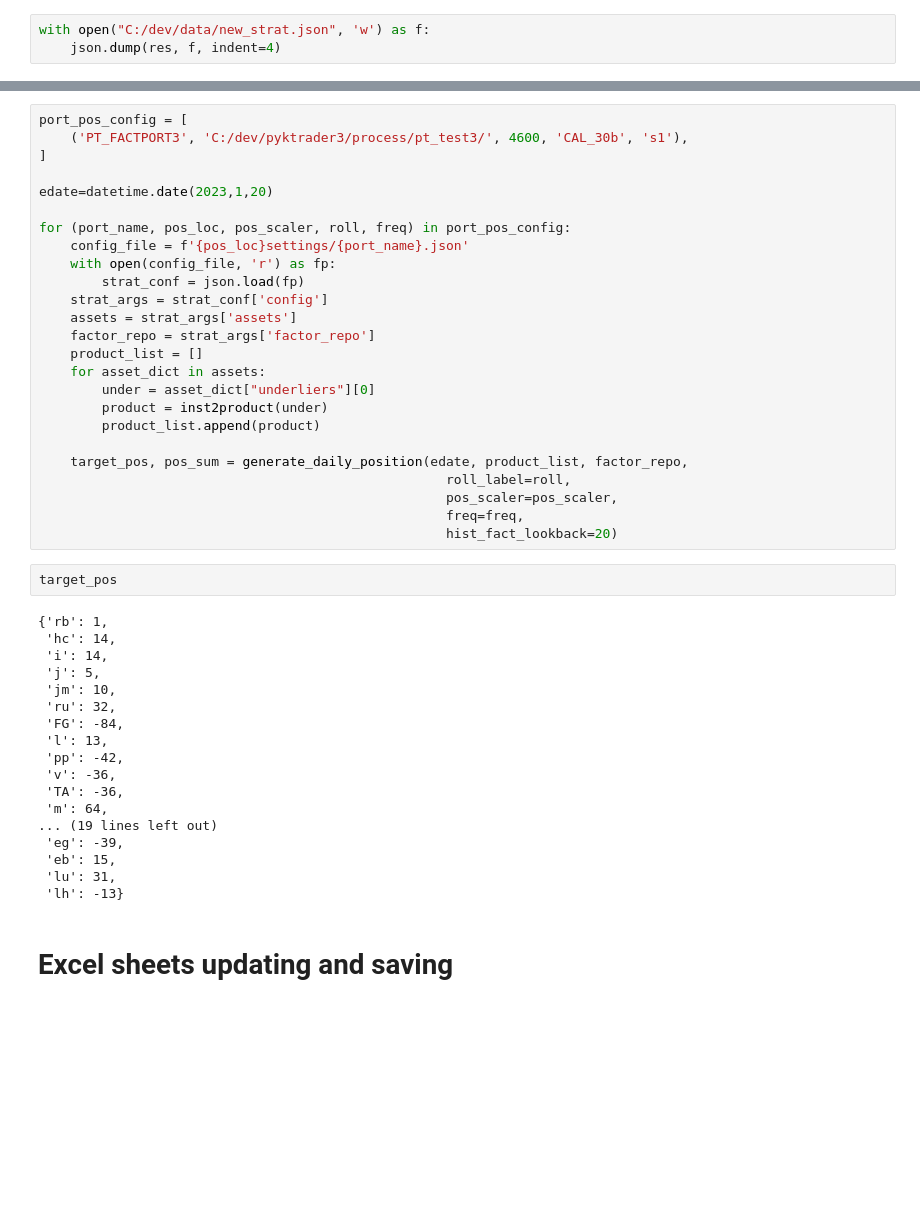
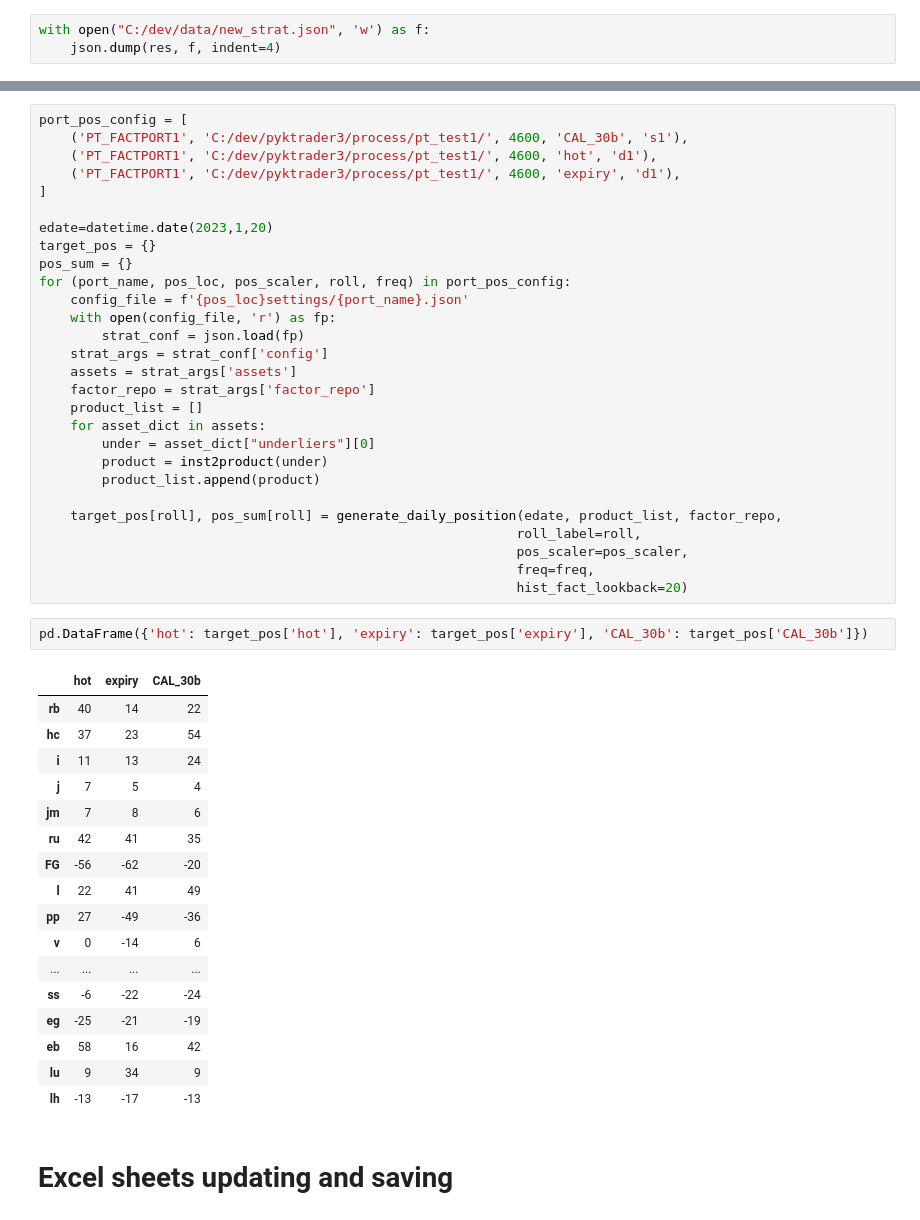
Before and after one commit to harvey1673/pyktrader3, a Jupyter notebook: bktest/daily data check.ipynb, the cells around one changed output, grey strips where cells are left out. Cells and saved outputs as stored; diff of their text form; blank space fills up the shorter version.

Commit message:
update daily job

```diff
--- a/bktest/daily data check.ipynb
+++ b/bktest/daily data check.ipynb
@@ -134,10 +220,13 @@ with open("C:/dev/data/new_strat.json", 'w') as f:
 # %%
 port_pos_config = [
-    ('PT_FACTPORT3', 'C:/dev/pyktrader3/process/pt_test3/', 4600, 'CAL_30b', 's1'),
+    ('PT_FACTPORT1', 'C:/dev/pyktrader3/process/pt_test1/', 4600, 'CAL_30b', 's1'),
+    ('PT_FACTPORT1', 'C:/dev/pyktrader3/process/pt_test1/', 4600, 'hot', 'd1'),
+    ('PT_FACTPORT1', 'C:/dev/pyktrader3/process/pt_test1/', 4600, 'expiry', 'd1'),
 ]
 
 edate=datetime.date(2023,1,20)
-
+target_pos = {}
+pos_sum = {}
 for (port_name, pos_loc, pos_scaler, roll, freq) in port_pos_config:
     config_file = f'{pos_loc}settings/{port_name}.json'
     with open(config_file, 'r') as fp:
@@ -151,31 +240,31 @@ for (port_name, pos_loc, pos_scaler, roll, freq) in port_pos_config:
         product = inst2product(under)
         product_list.append(product)
 
-    target_pos, pos_sum = generate_daily_position(edate, product_list, factor_repo,
-                                                    roll_label=roll,
-                                                    pos_scaler=pos_scaler,
-                                                    freq=freq,
-                                                    hist_fact_lookback=20)
+    target_pos[roll], pos_sum[roll] = generate_daily_position(edate, product_list, factor_repo,
+                                                             roll_label=roll,
+                                                             pos_scaler=pos_scaler,
+                                                             freq=freq,
+                                                             hist_fact_lookback=20)
-# %%
-target_pos
-# %% [output]
-{'rb': 1,
- 'hc': 14,
- 'i': 14,
- 'j': 5,
- 'jm': 10,
- 'ru': 32,
- 'FG': -84,
- 'l': 13,
- 'pp': -42,
- 'v': -36,
- 'TA': -36,
- 'm': 64,
-... (19 lines left out)
- 'eg': -39,
- 'eb': 15,
- 'lu': 31,
- 'lh': -13}
+# %%
+pd.DataFrame({'hot': target_pos['hot'], 'expiry': target_pos['expiry'], 'CAL_30b': target_pos['CAL_30b']})
+# %% [output]
+|  | hot | expiry | CAL_30b |
+| rb | 40 | 14 | 22 |
+| hc | 37 | 23 | 54 |
+| i | 11 | 13 | 24 |
+| j | 7 | 5 | 4 |
+| jm | 7 | 8 | 6 |
+| ru | 42 | 41 | 35 |
+| FG | -56 | -62 | -20 |
+| l | 22 | 41 | 49 |
+| pp | 27 | -49 | -36 |
+| v | 0 | -14 | 6 |
+| ... | ... | ... | ... |
+| ss | -6 | -22 | -24 |
+| eg | -25 | -21 | -19 |
+| eb | 58 | 16 | 42 |
+| lu | 9 | 34 | 9 |
+| lh | -13 | -17 | -13 |
 # %% [markdown]
 # Excel sheets updating and saving
 # %%
```
Also changed, not shown: parts of 3 cells of this notebook, 8 other files.
